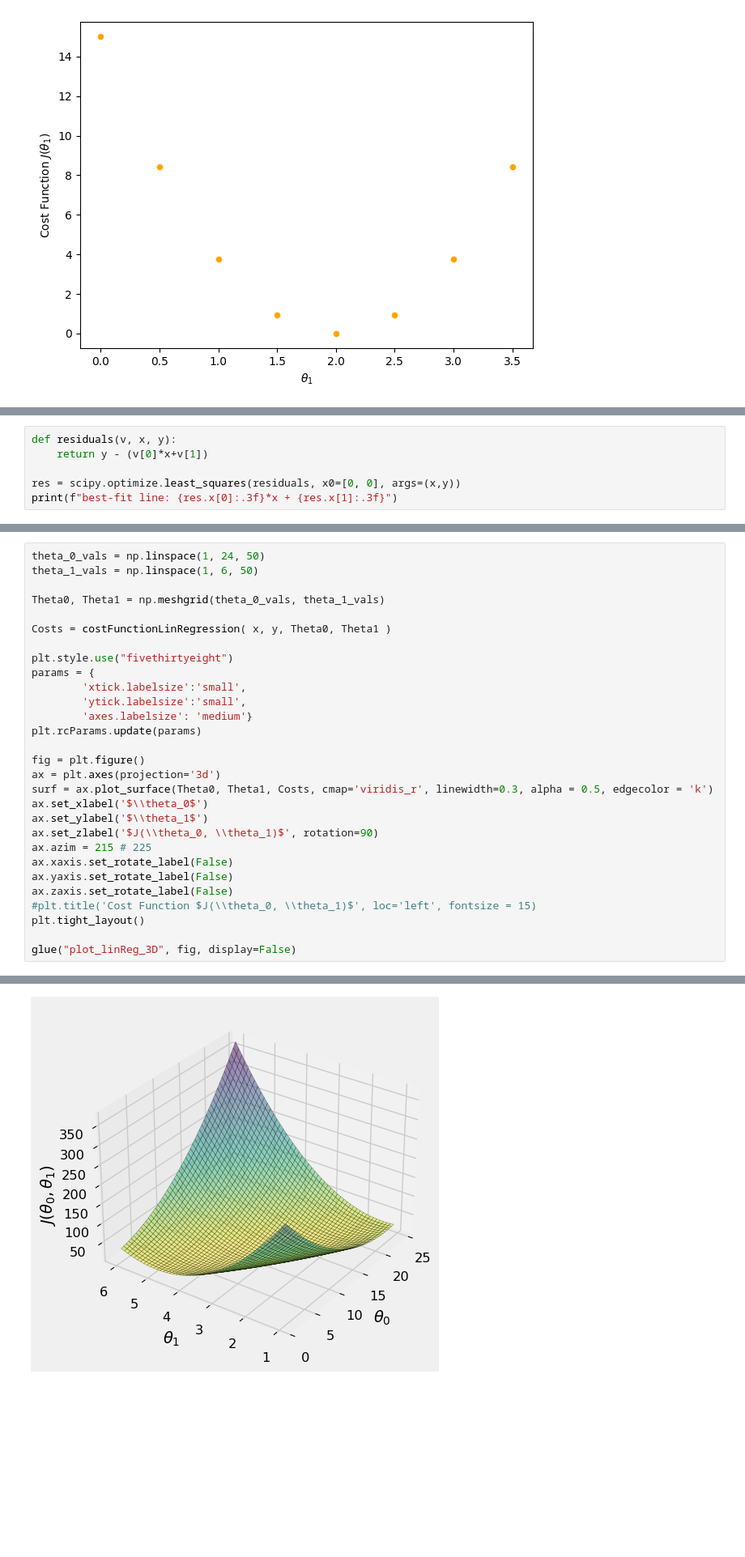
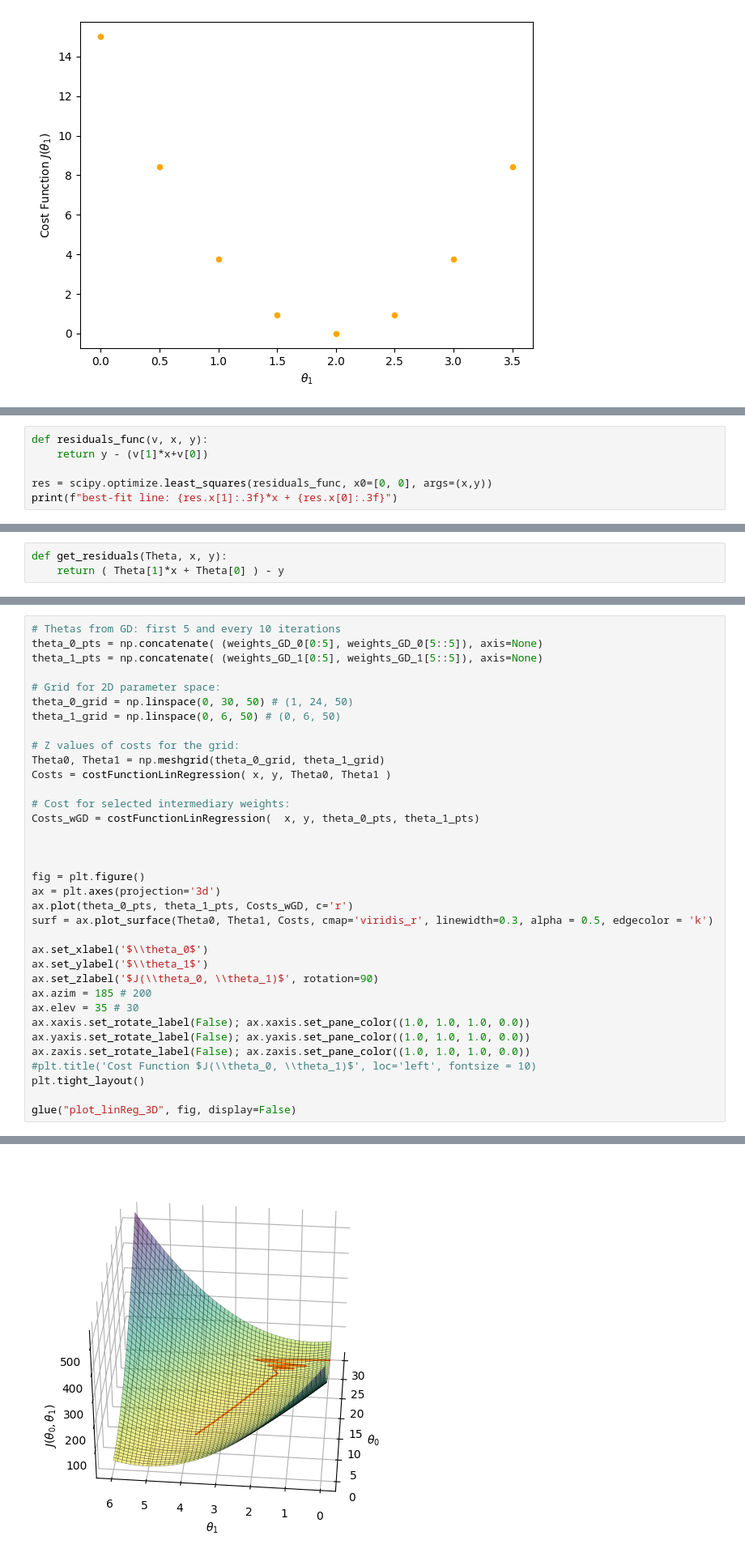
Before and after one commit to clairedavid/ml_in_hep, a Jupyter notebook: week1/warmup_1D_linRegGD_plots.ipynb, the cells around one changed output, grey strips where cells are left out. Shown at 81% size. Saved outputs shown, nothing was run; the diff lists cells and outputs as text; blank space fills up the shorter version.

Commit message:
Before plot contours in same figure

```diff
--- a/week1/warmup_1D_linRegGD_plots.ipynb
+++ b/week1/warmup_1D_linRegGD_plots.ipynb
@@ -155,7 +172,7 @@ glue("plot_linReg_50pts", fig, display=False)
 # %%
-def residuals(v, x, y):
-    return y - (v[0]*x+v[1])
+def residuals_func(v, x, y):
+    return y - (v[1]*x+v[0])
 
-res = scipy.optimize.least_squares(residuals, x0=[0, 0], args=(x,y))
-print(f"best-fit line: {res.x[0]:.3f}*x + {res.x[1]:.3f}")
+res = scipy.optimize.least_squares(residuals_func, x0=[0, 0], args=(x,y))
+print(f"best-fit line: {res.x[1]:.3f}*x + {res.x[0]:.3f}")
 # %% [output]
@@ -162,0 +180,3 @@ best-fit line: 3.525*x + 9.875
+# %%
+def get_residuals(Theta, x, y):
+    return ( Theta[1]*x + Theta[0] ) - y
@@ -163,35 +256,41 @@ best-fit line: 3.525*x + 9.875
 # %%
-theta_0_vals = np.linspace(1, 24, 50)
-theta_1_vals = np.linspace(1, 6, 50)
+# Thetas from GD: first 5 and every 10 iterations
+theta_0_pts = np.concatenate( (weights_GD_0[0:5], weights_GD_0[5::5]), axis=None)
+theta_1_pts = np.concatenate( (weights_GD_1[0:5], weights_GD_1[5::5]), axis=None)
 
-Theta0, Theta1 = np.meshgrid(theta_0_vals, theta_1_vals)
+# Grid for 2D parameter space:
+theta_0_grid = np.linspace(0, 30, 50) # (1, 24, 50)
+theta_1_grid = np.linspace(0, 6, 50) # (0, 6, 50)
 
+# Z values of costs for the grid:
+Theta0, Theta1 = np.meshgrid(theta_0_grid, theta_1_grid)
 Costs = costFunctionLinRegression( x, y, Theta0, Theta1 )
 
-plt.style.use("fivethirtyeight")
-params = {
-        'xtick.labelsize':'small',
-        'ytick.labelsize':'small',
-        'axes.labelsize': 'medium'}
-plt.rcParams.update(params)
+# Cost for selected intermediary weights:
+Costs_wGD = costFunctionLinRegression(  x, y, theta_0_pts, theta_1_pts)
+
+
 
 fig = plt.figure()
 ax = plt.axes(projection='3d')
+ax.plot(theta_0_pts, theta_1_pts, Costs_wGD, c='r')
 surf = ax.plot_surface(Theta0, Theta1, Costs, cmap='viridis_r', linewidth=0.3, alpha = 0.5, edgecolor = 'k')
+
 ax.set_xlabel('$\\theta_0$')
 ax.set_ylabel('$\\theta_1$')
 ax.set_zlabel('$J(\\theta_0, \\theta_1)$', rotation=90)
-ax.azim = 215 # 225
-ax.xaxis.set_rotate_label(False)
-ax.yaxis.set_rotate_label(False)
-ax.zaxis.set_rotate_label(False)
-#plt.title('Cost Function $J(\\theta_0, \\theta_1)$', loc='left', fontsize = 15)
+ax.azim = 185 # 200
+ax.elev = 35 # 30
+ax.xaxis.set_rotate_label(False); ax.xaxis.set_pane_color((1.0, 1.0, 1.0, 0.0))
+ax.yaxis.set_rotate_label(False); ax.yaxis.set_pane_color((1.0, 1.0, 1.0, 0.0))
+ax.zaxis.set_rotate_label(False); ax.zaxis.set_pane_color((1.0, 1.0, 1.0, 0.0))
+#plt.title('Cost Function $J(\\theta_0, \\theta_1)$', loc='left', fontsize = 10)
 plt.tight_layout()
 
 glue("plot_linReg_3D", fig, display=False)
 # %% [output]
 [interactive output not drawn]
-[figure, old version]
+[figure, new version]
 # %%
 plt.rcParams.update(plt.rcParamsDefault)
 
```
Also changed, not shown: parts of 14 cells of this notebook, 5 other files.
